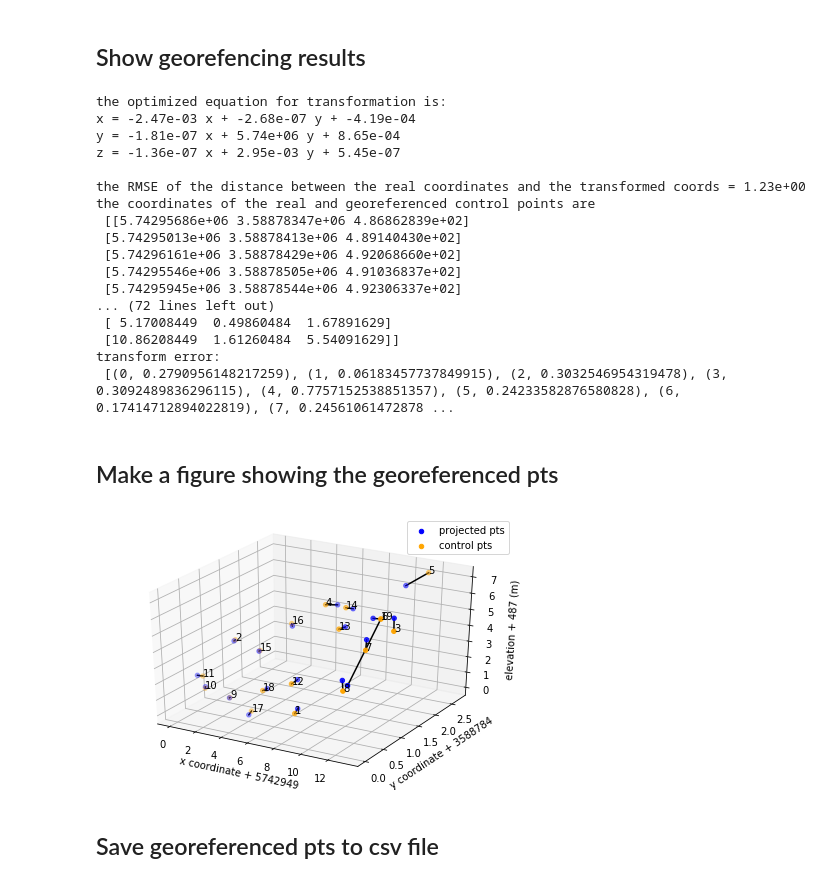
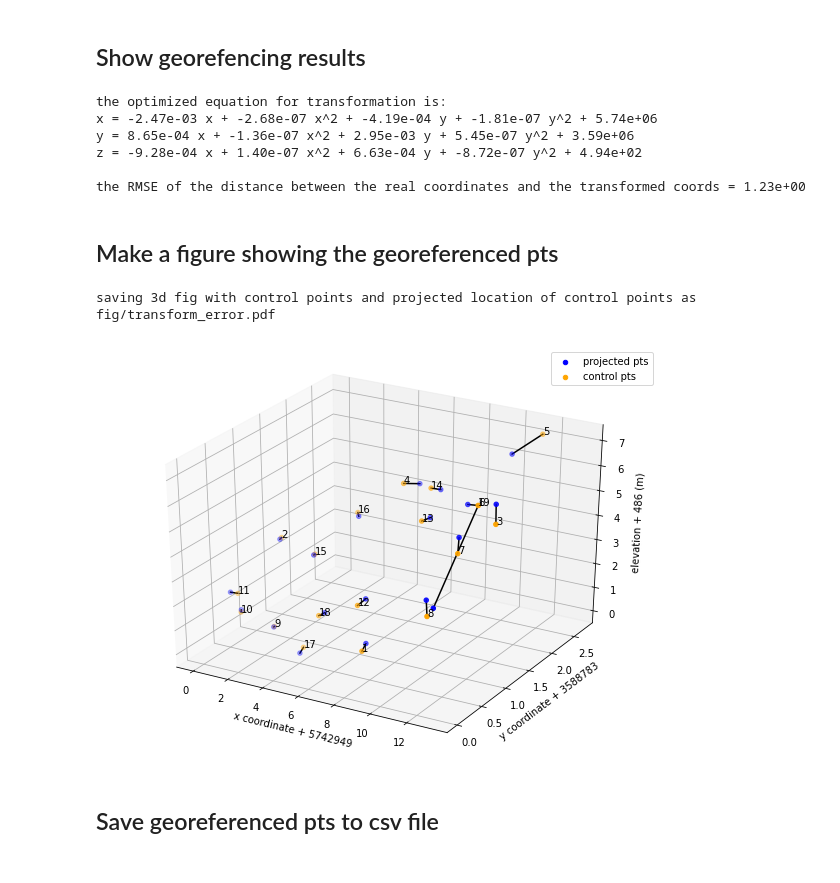
Before and after one commit to ElcoLuijendijk/georef_fracture_traces, a Jupyter notebook: georef_shapefiles.ipynb, the cells around one changed output. Drawn from its saved outputs; the diff is of its cells as text; code cells hidden in the pictures.

Commit message:
added new 2d and 3d figures of georeferenced lines

```diff
--- a/georef_shapefiles.ipynb
+++ b/georef_shapefiles.ipynb
@@ -109,3 +110,16 @@ source coords:  [[ 2026.600641   -2236.39859409]
  [5.74295290e+06 3.58878362e+06 4.85816000e+02]
  [5.74295385e+06 3.58878361e+06 4.87313000e+02]
  [5.74295954e+06 3.58878472e+06 4.91175000e+02]]
+# %%
+fig, axs = pl.subplots(1, 2, figsize=(8, 4))
+axs[0].scatter(src[:, 0], dst[:, 0])
+axs[1].scatter(src[:, 1], dst[:, 1])
+
+for ax in axs:
+    ax.set_xlabel('shapefile coordinates control pts')
+    ax.set_ylabel('real coordinates control pts')
+
+axs[0].set_title('x coords')
+axs[1].set_title('y coords')
+
+fig.tight_layout()
@@ -239,9 +255,17 @@ optimized params [-2.46942641e-03 -2.67827989e-07 -4.18739106e-04 -1.80835077e-0
 ## Show georefencing results
 # %%
 print('the optimized equation for transformation is:')
-print('x = %0.2e x + %0.2e y + %0.2e' % (params_opt[0], params_opt[1], params_opt[2]))
-print('y = %0.2e x + %0.2e y + %0.2e' % (params_opt[3], params_opt[4], params_opt[5]))
-print('z = %0.2e x + %0.2e y + %0.2e' % (params_opt[6], params_opt[7], params_opt[8]))
+if order == 1:
+    print('x = %0.2e x + %0.2e y + %0.2e' % (params_opt[0], params_opt[1], params_opt[2]))
+    print('y = %0.2e x + %0.2e y + %0.2e' % (params_opt[3], params_opt[4], params_opt[5]))
+    print('z = %0.2e x + %0.2e y + %0.2e' % (params_opt[6], params_opt[7], params_opt[8]))
+
+elif order == 2:
+    print('x = %0.2e x + %0.2e x^2 + %0.2e y + %0.2e y^2 + %0.2e' % (params_opt[0], params_opt[1], params_opt[2], params_opt[3], params_opt[4]))
+    print('y = %0.2e x + %0.2e x^2 + %0.2e y + %0.2e y^2 + %0.2e' % (params_opt[5], params_opt[6], params_opt[7], params_opt[8], params_opt[9]))
+    print('z = %0.2e x + %0.2e x^2 + %0.2e y + %0.2e y^2 + %0.2e' % (params_opt[10], params_opt[11], params_opt[12], params_opt[13], params_opt[14]))
+
+
 print('\nthe RMSE of the distance between the real coordinates and the transformed coords = %0.2e '
       %(opt_error))
 
@@ -260,27 +284,17 @@ dst_norm[:, 2] -= z0
 
 te = dst_norm - srct_norm
 transform_error = np.sqrt(te[:, 0]**2 + te[:, 1]**2, te[:, 2]**2)
-print('the coordinates of the real and georeferenced control points are\n',srct, '\n\n', dst)
-print('the normalized coordinates of the real and georeferenced control points are\n',srct_norm, '\n\n', dst_norm)
-print('transform error:\n', list(zip(itertools.count(), transform_error)))
+
+#print('the coordinates of the real and georeferenced control points are\n',srct, '\n\n', dst)
+#print('the normalized coordinates of the real and georeferenced control points are\n',srct_norm, '\n\n', dst_norm)
+#print('transform error:\n', list(zip(itertools.count(), transform_error)))
 # %% [output]
 the optimized equation for transformation is:
-x = -2.47e-03 x + -2.68e-07 y + -4.19e-04
-y = -1.81e-07 x + 5.74e+06 y + 8.65e-04
-z = -1.36e-07 x + 2.95e-03 y + 5.45e-07
+x = -2.47e-03 x + -2.68e-07 x^2 + -4.19e-04 y + -1.81e-07 y^2 + 5.74e+06
+y = 8.65e-04 x + -1.36e-07 x^2 + 2.95e-03 y + 5.45e-07 y^2 + 3.59e+06
+z = -9.28e-04 x + 1.40e-07 x^2 + 6.63e-04 y + -8.72e-07 y^2 + 4.94e+02
 
 the RMSE of the distance between the real coordinates and the transformed coords = 1.23e+00
-the coordinates of the real and georeferenced control points are
- [[5.74295686e+06 3.58878347e+06 4.86862839e+02]
- [5.74295013e+06 3.58878413e+06 4.89140430e+02]
- [5.74296161e+06 3.58878429e+06 4.92068660e+02]
- [5.74295546e+06 3.58878505e+06 4.91036837e+02]
- [5.74295945e+06 3.58878544e+06 4.92306337e+02]
-... (72 lines left out)
- [ 5.17008449  0.49860484  1.67891629]
- [10.86208449  1.61260484  5.54091629]]
-transform error:
- [(0, 0.2790956148217259), (1, 0.06183457737849915), (2, 0.3032546954319478), (3, 0.3092489836296115), (4, 0.7757152538851357), (5, 0.24233582876580828), (6, 0.17414712894022819), (7, 0.24561061472878 ...
 # %% [markdown]
 ## Make a figure showing the georeferenced pts
 # %%
@@ -311,36 +325,41 @@ def set_axes_equal(ax):
     plot_radius = 0.5*max([x_range, y_range, z_range])
 
     ax.set_xlim3d([x_middle - plot_radius, x_middle + plot_radius])
     ax.set_ylim3d([y_middle - plot_radius, y_middle + plot_radius])
     ax.set_zlim3d([z_middle - plot_radius, z_middle + plot_radius])
 
 
-fig = pl.figure()
+fig = pl.figure(figsize=(8, 6))
 ax = fig.add_subplot(111, projection='3d')
 
 #ax.set_aspect('equal')
 
 leg_src = ax.scatter(srct_norm[:, 0], srct_norm[:, 1], srct_norm[:, 2], color='blue', label='projected pts')
 leg_dst = ax.scatter(dst_norm[:, 0], dst_norm[:, 1], dst_norm[:, 2], color='orange', label='control pts')
 
 for a, b in zip(srct_norm, dst_norm):
     ax.plot([a[0], b[0]], [a[1], b[1]], [a[2], b[2]], color='black')
 
 for i, a in enumerate(dst_norm):
     ax.text(a[0], a[1], a[2], str(i+1), zorder=101)
 
 ax.set_xlabel('x coordinate + %0.0f' % x0)
 ax.set_ylabel('y coordinate + %0.0f' % y0)
 ax.set_zlabel('elevation + %0.0f (m)' % z0)
 
 ax.legend()
 
 #set_axes_equal(ax)
 fig.tight_layout()
 
-fig.savefig('fig/transform_error.pdf')
+fn_out = os.path.join('fig', 'transform_error.pdf')
+
+print('saving 3d fig with control points and projected location of control points as %s' % fn_out)
+
+fig.savefig(fn_out)
 # %% [output]
+saving 3d fig with control points and projected location of control points as fig/transform_error.pdf
-[figure, old version]
+[figure, new version]
 # %% [markdown]
 ## Save georeferenced pts to csv file
 # %%
```
Also changed, not shown: parts of 26 cells of this notebook, 6 other files.
